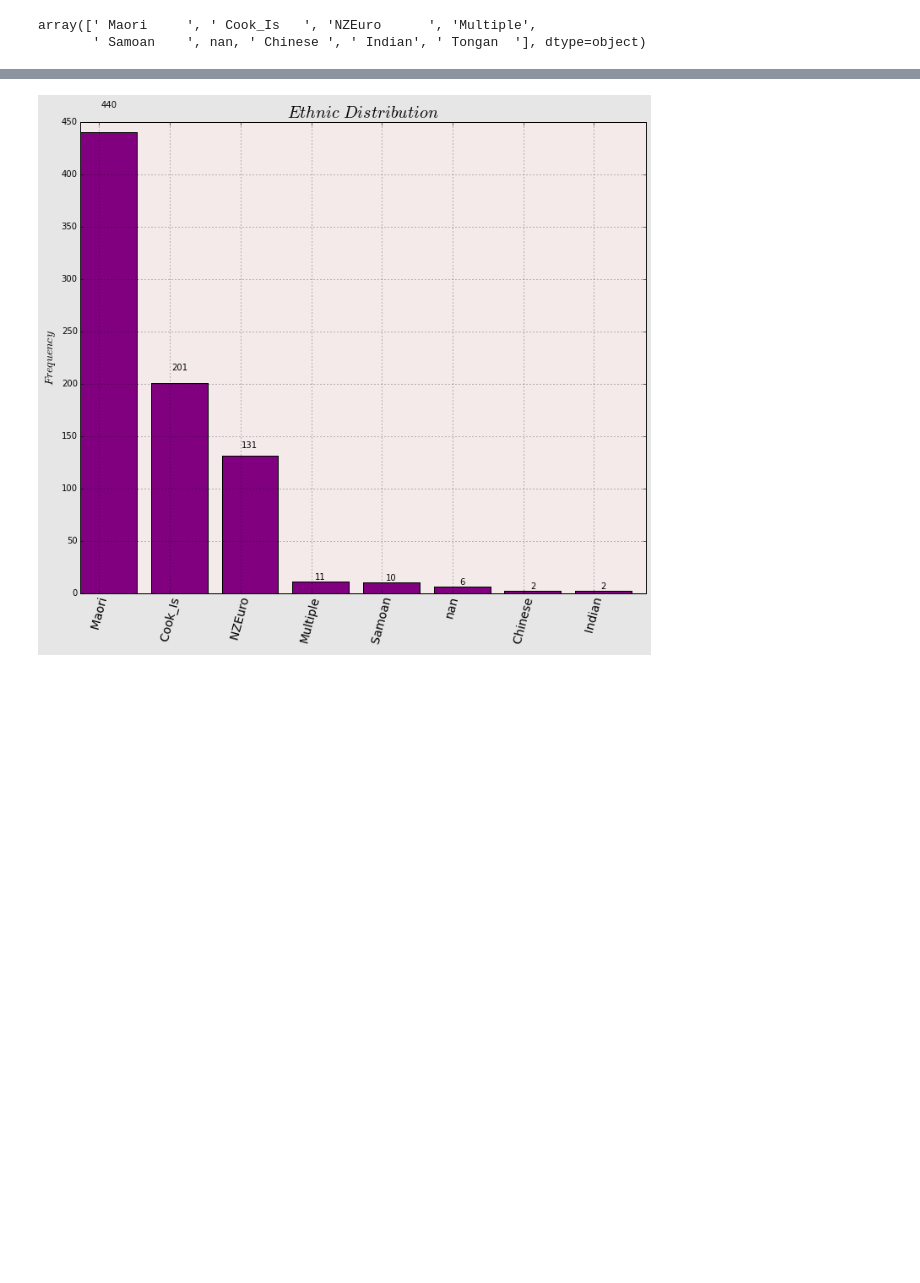
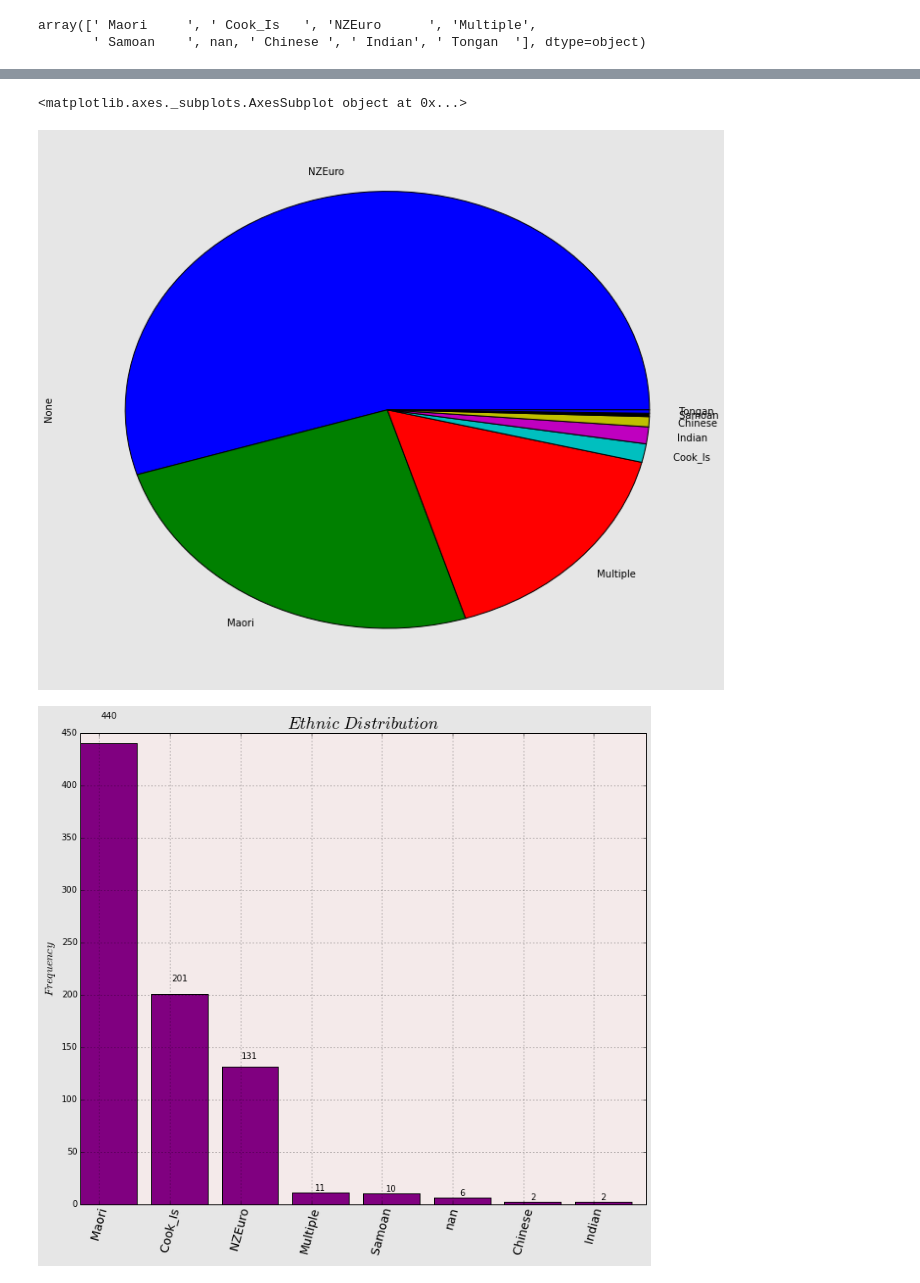
Before and after one commit to hillbs/Differential-Equations-and-Linear-Algebra, a Jupyter notebook: Youth_survey_git.ipynb, the cells around one changed output, grey strips where cells are left out. Drawn from its saved outputs; the diff is of its cells as text; code cells hidden in the pictures; blank space fills up the shorter version.

```diff
--- a/Youth_survey_git.ipynb
+++ b/Youth_survey_git.ipynb
@@ -127,3 +186,9 @@ array([' Maori     ', ' Cook_Is   ', 'NZEuro      ', 'Multiple',
+# %%
+Standard_background()
+Ethnic_dist.plot(kind='pie')
+# %% [output]
+<matplotlib.axes._subplots.AxesSubplot object at 0x...>
+[figure, added]
 # %%
 N = Ethnic_dist.count()
 ind = np.arange(N)  # the x locations for the groups
```
Also changed, not shown: parts of 29 cells of this notebook.
